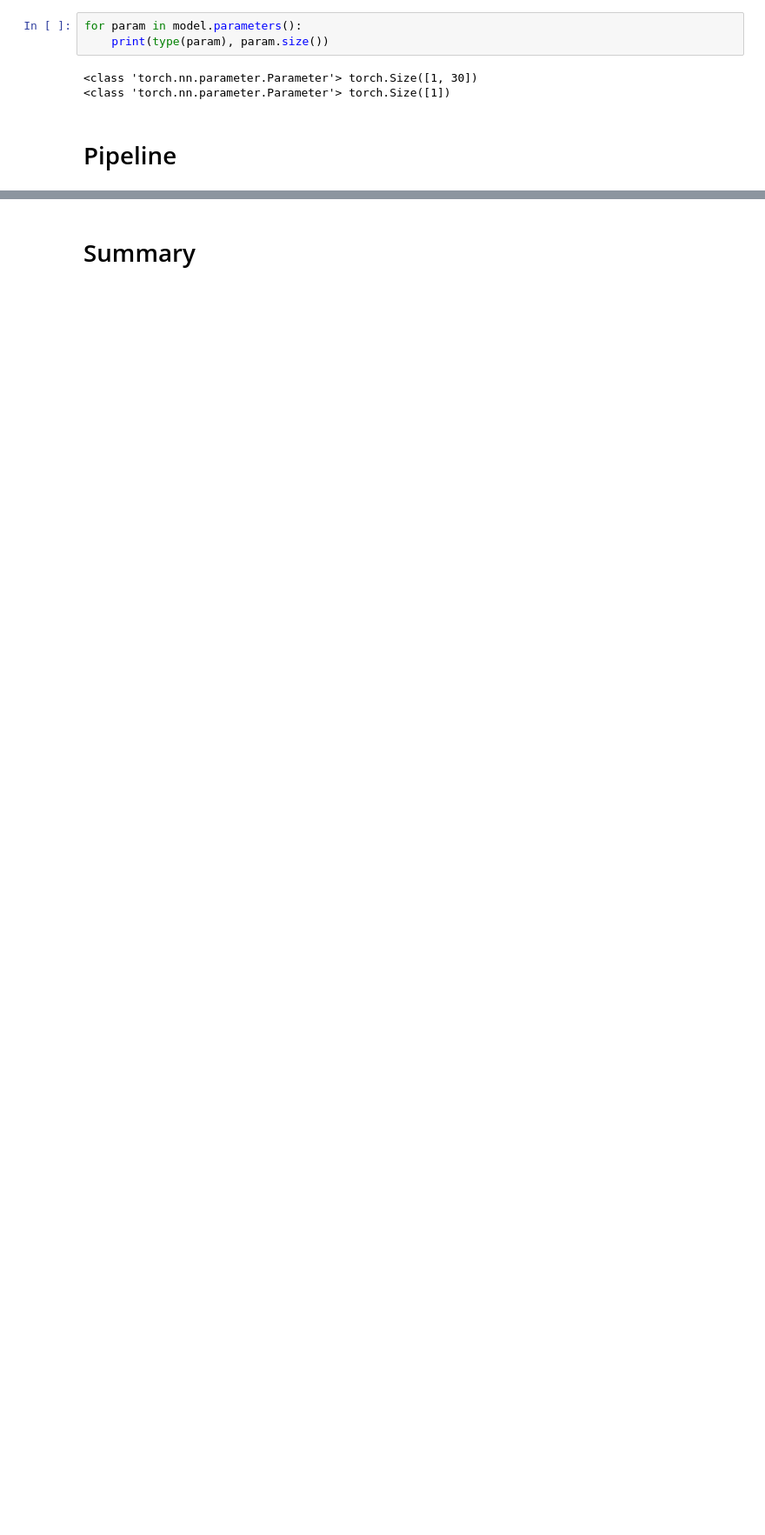
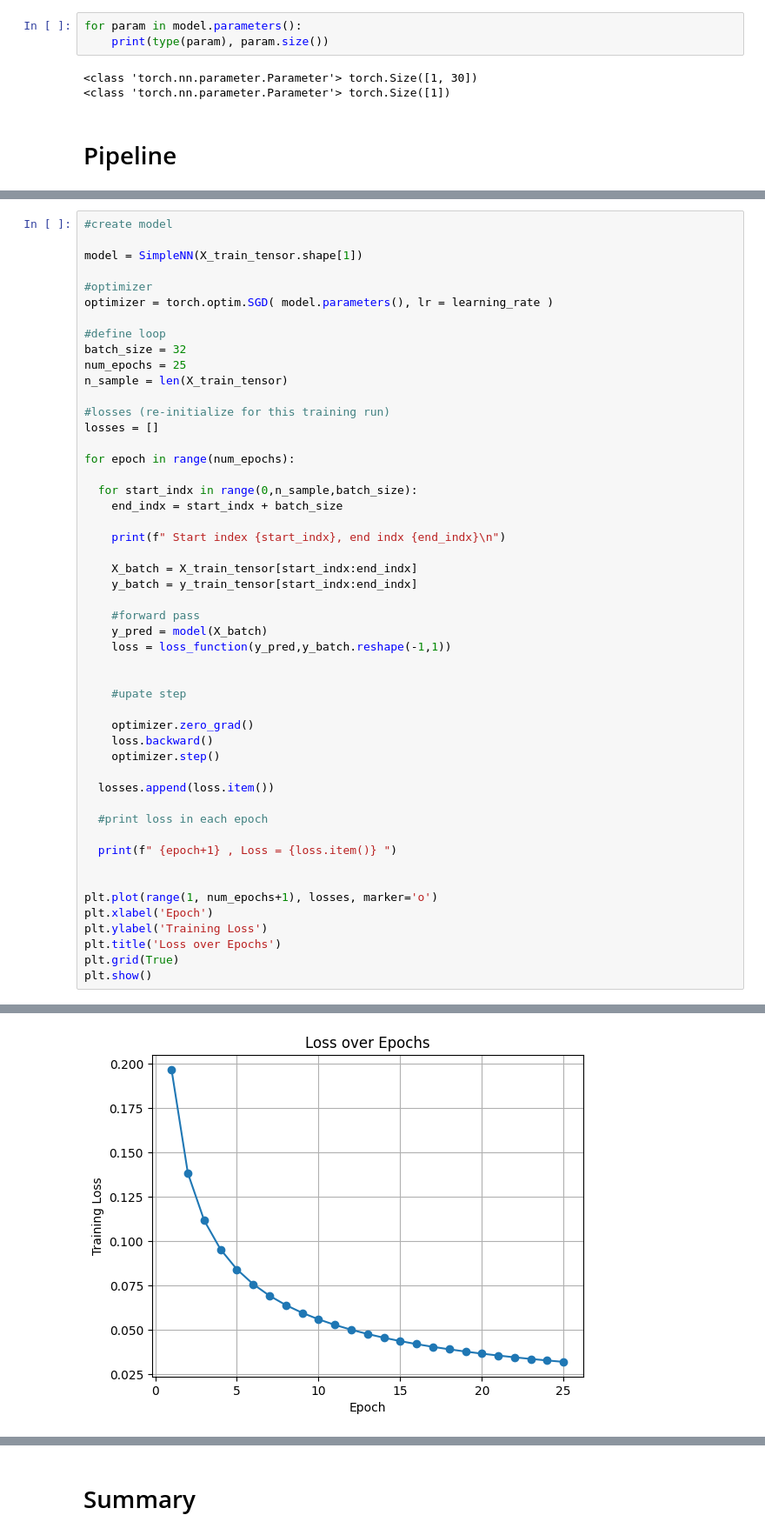
Before and after one commit to Faiaz007/Phitron_AI_ML, a Jupyter notebook: Deep Learning/Neural_Network_using_nn_module_pytorch.ipynb, the cells around one changed output, grey strips where cells are left out. Shown at 87% size. Saved outputs shown, nothing was run; the diff lists cells and outputs as text; blank space fills up the shorter version.

```diff
--- a/Deep Learning/Neural_Network_using_nn_module_pytorch.ipynb
+++ b/Deep Learning/Neural_Network_using_nn_module_pytorch.ipynb
@@ -215,0 +248,51 @@ Epoch 35, Loss =0.15277808904647827
+# %%
+#create model
+
+model = SimpleNN(X_train_tensor.shape[1])
+
+#optimizer
+optimizer = torch.optim.SGD( model.parameters(), lr = learning_rate )
+
+#define loop
+batch_size = 32
+num_epochs = 25
+n_sample = len(X_train_tensor)
+
+#losses (re-initialize for this training run)
+losses = []
+
+for epoch in range(num_epochs):
+
+  for start_indx in range(0,n_sample,batch_size):
+    end_indx = start_indx + batch_size
+
+    print(f" Start index {start_indx}, end indx {end_indx}\n")
+
+    X_batch = X_train_tensor[start_indx:end_indx]
+    y_batch = y_train_tensor[start_indx:end_indx]
+
+    #forward pass
+    y_pred = model(X_batch)
+    loss = loss_function(y_pred,y_batch.reshape(-1,1))
+
+
+    #upate step
+
+    optimizer.zero_grad()
+    loss.backward()
+    optimizer.step()
+
+  losses.append(loss.item())
+
+  #print loss in each epoch
+
+  print(f" {epoch+1} , Loss = {loss.item()} ")
+
+
+plt.plot(range(1, num_epochs+1), losses, marker='o')
+plt.xlabel('Epoch')
+plt.ylabel('Training Loss')
+plt.title('Loss over Epochs')
+plt.grid(True)
+plt.show()
+# %% [output]
@@ -215,0 +316 @@ Epoch 35, Loss =0.15277808904647827
+[figure, added]
```
Also changed, not shown: parts of 36 cells of this notebook, 3 other files.
